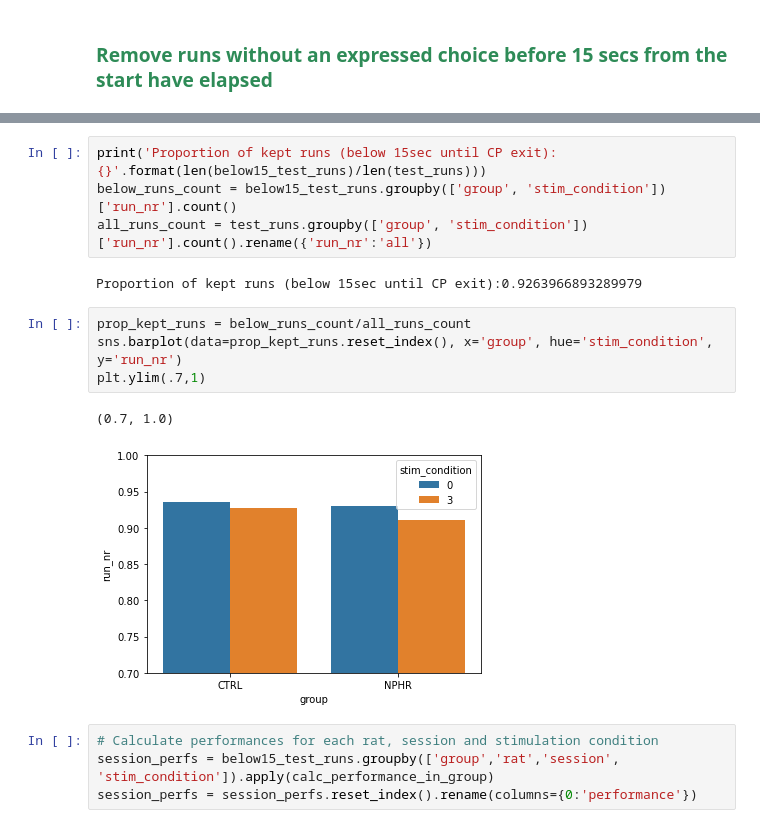
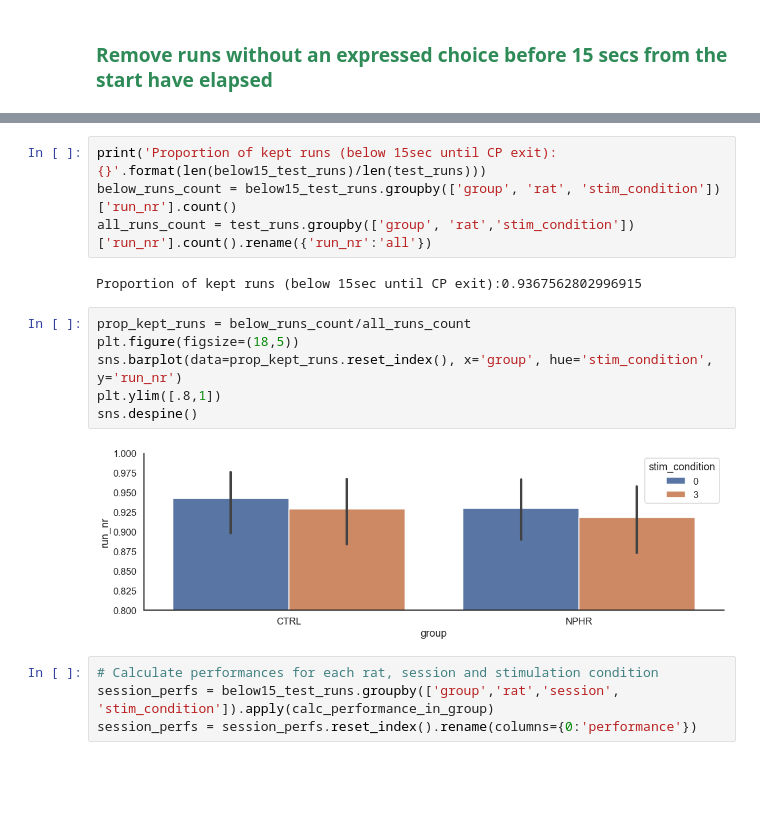
Before and after one commit to anasofiacc/cingulate_silencing_analysis, a Jupyter notebook: B. Does silencing the CG during a test run leads to performance deifcits (no timeouts, no vs test).ipynb, the cells around one changed output, grey strips where cells are left out. Saved outputs shown, nothing was run; the diff lists cells and outputs as text; blank space fills up the shorter version.

```diff
--- a/B. Does silencing the CG during a test run leads to performance deifcits (no timeouts, no vs test).ipynb
+++ b/B. Does silencing the CG during a test run leads to performance deifcits (no timeouts, no vs test).ipynb
@@ -74,16 +125,17 @@ below15_test_runs.head(3)
 # %%
 print('Proportion of kept runs (below 15sec until CP exit):{}'.format(len(below15_test_runs)/len(test_runs)))
-below_runs_count = below15_test_runs.groupby(['group', 'stim_condition'])['run_nr'].count()
-all_runs_count = test_runs.groupby(['group', 'stim_condition'])['run_nr'].count().rename({'run_nr':'all'})
+below_runs_count = below15_test_runs.groupby(['group', 'rat', 'stim_condition'])['run_nr'].count()
+all_runs_count = test_runs.groupby(['group', 'rat','stim_condition'])['run_nr'].count().rename({'run_nr':'all'})
 # %% [output]
-Proportion of kept runs (below 15sec until CP exit):0.9263966893289979
+Proportion of kept runs (below 15sec until CP exit):0.9367562802996915
 # %%
 prop_kept_runs = below_runs_count/all_runs_count
+plt.figure(figsize=(18,5))
 sns.barplot(data=prop_kept_runs.reset_index(), x='group', hue='stim_condition', y='run_nr')
-plt.ylim(.7,1)
+plt.ylim([.8,1])
+sns.despine()
 # %% [output]
-(0.7, 1.0)
-[figure, old version]
+[figure, new version]
 # %%
 # Calculate performances for each rat, session and stimulation condition
 session_perfs = below15_test_runs.groupby(['group','rat','session', 'stim_condition']).apply(calc_performance_in_group)
```
Also changed, not shown: parts of 31 cells of this notebook, 3 other files.
